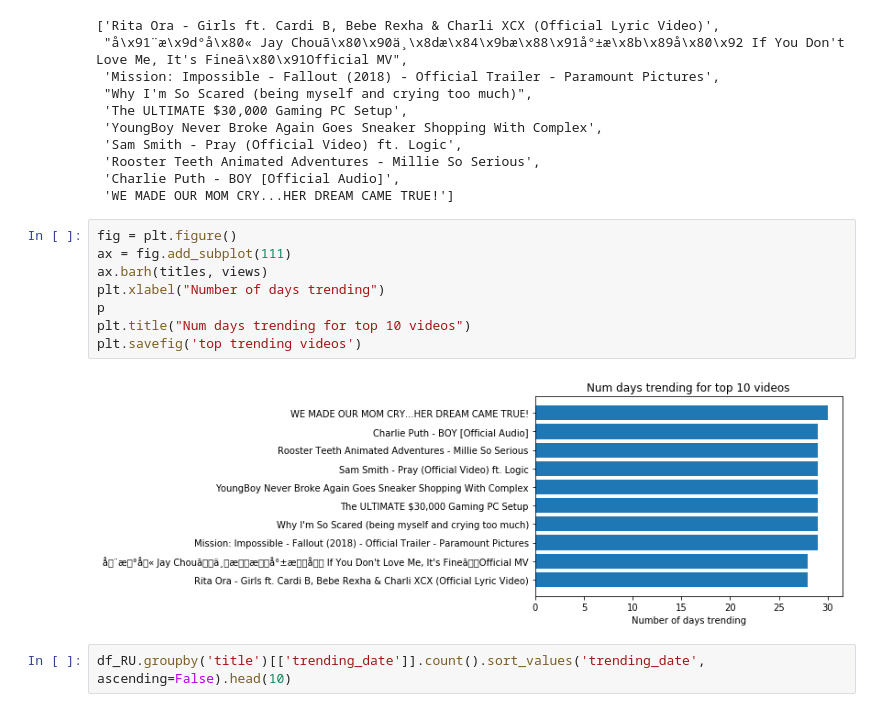
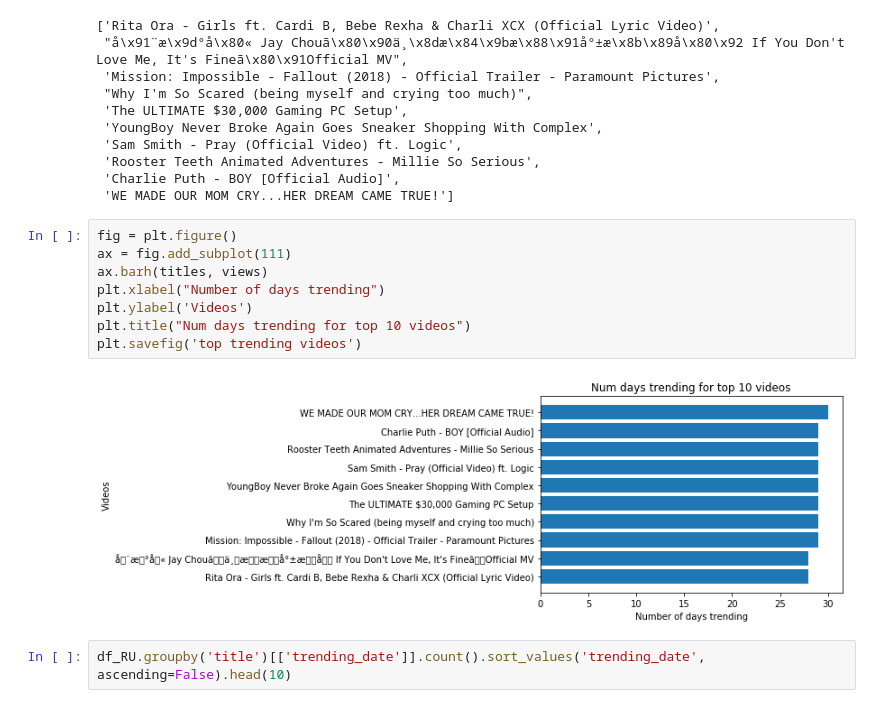
Before and after one commit to Joshmantova/Youtube-Case-Study-In-Python, a Jupyter notebook: notebooks/Untitled.ipynb, the cells around one changed output. Saved outputs shown, nothing was run; the diff lists cells and outputs as text.

```diff
--- a/notebooks/Untitled.ipynb
+++ b/notebooks/Untitled.ipynb
@@ -235,13 +235,13 @@ titles
 # %%
 fig = plt.figure()
 ax = fig.add_subplot(111)
 ax.barh(titles, views)
 plt.xlabel("Number of days trending")
-p
+plt.ylabel('Videos')
 plt.title("Num days trending for top 10 videos")
 plt.savefig('top trending videos')
 # %% [output]
-[figure, old version]
+[figure, new version]
 # %%
 df_RU.groupby('title')[['trending_date']].count().sort_values('trending_date', ascending=False).head(10)
 # %% [output]
```
Also changed, not shown: 4 other files.
